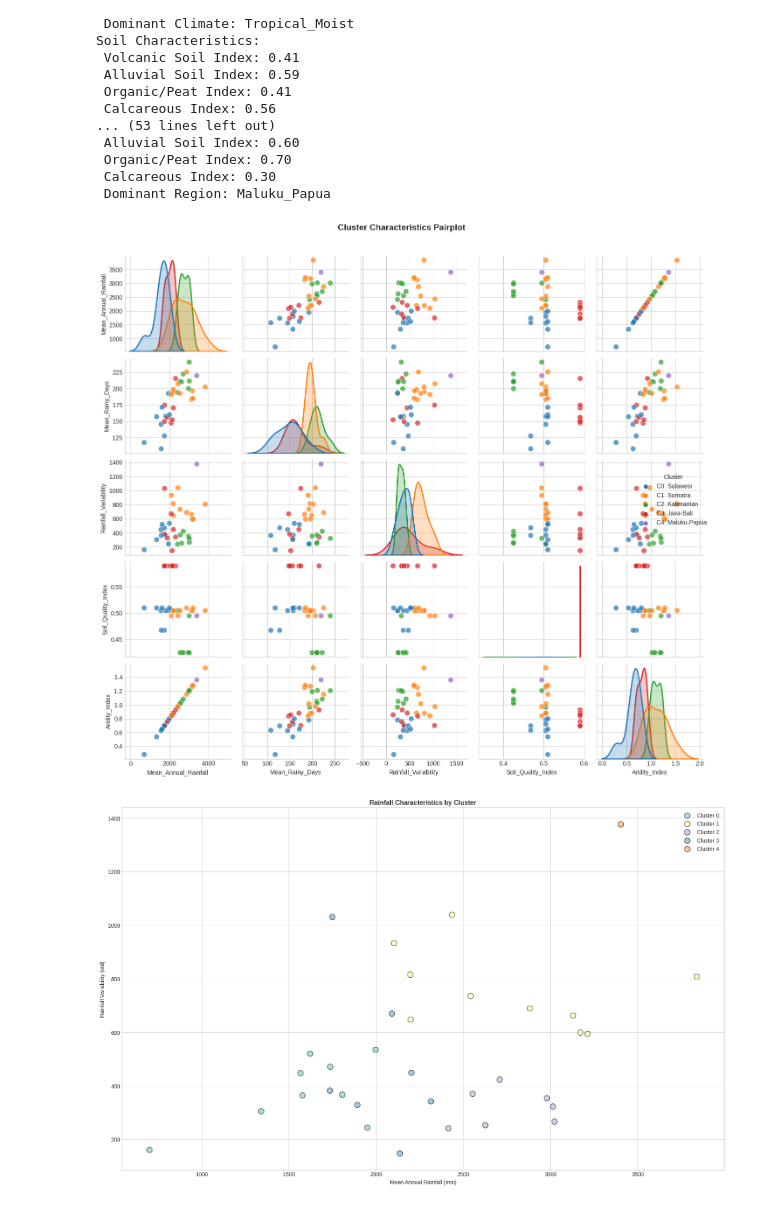
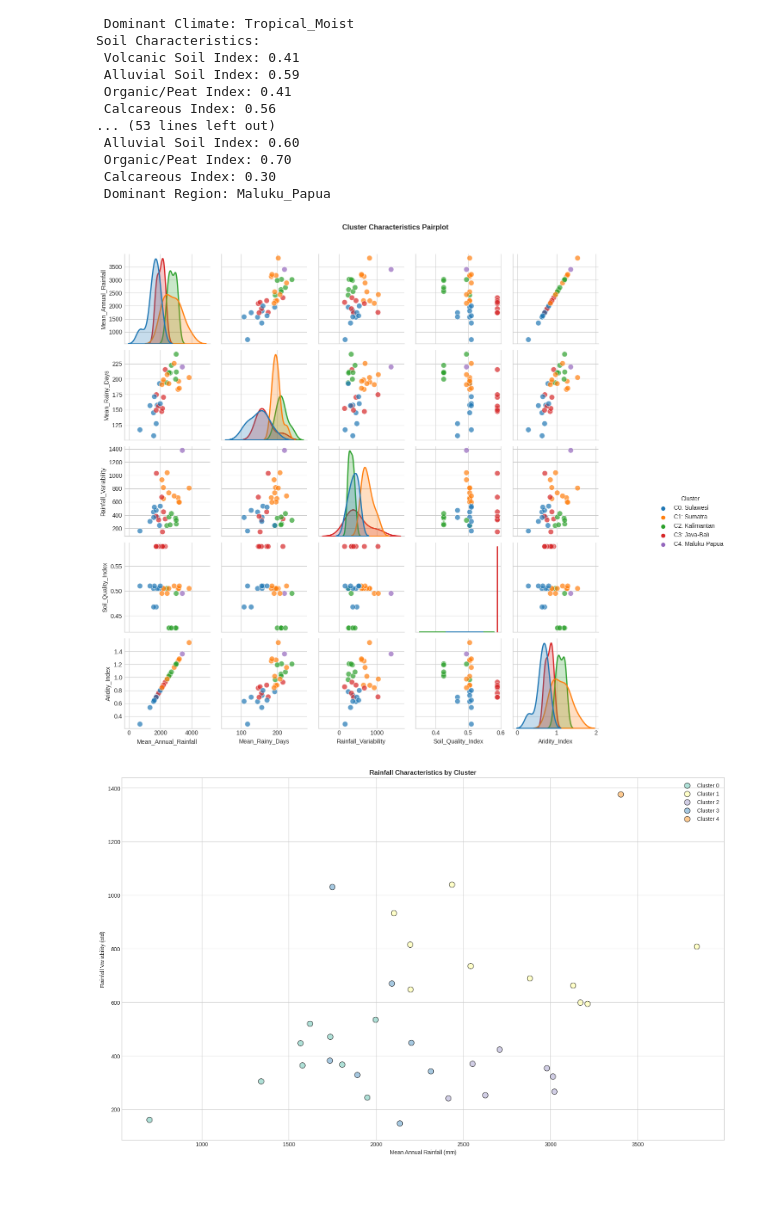
Before and after one commit to JustDannn/DiversifikasiPangan, a Jupyter notebook: diversifikasipangan_final.ipynb, the cells around one changed output. Drawn from its saved outputs; the diff is of its cells as text; code cells hidden in the pictures.

```diff
--- a/diversifikasipangan_final.ipynb
+++ b/diversifikasipangan_final.ipynb
@@ -17,7 +17,7 @@ plt.style.use('seaborn-v0_8-whitegrid')
 plt.rcParams['figure.figsize'] = (12, 8)
 plt.rcParams['font.size'] = 10
 # %%
-soil_path = "JenisTanahIndonesia/Jenis Tanah Indonesia.shp"
+soil_path = "/kaggle/input/diversifikasi/JenisTanahIndonesia/Jenis Tanah Indonesia.shp"
 soil_gdf = gpd.read_file(soil_path)
 
 print(f"\nShape: {soil_gdf.shape}")
@@ -297,7 +297,7 @@ plt.show()
 [figure]
 # %%
 # Load Rainfall Data
-rainfall_path = "Jumlah Curah Hujan dan Jumlah Hari Hujan di Stasiun Pengamatan   BMKG 2011-2015.csv"
+rainfall_path = "/kaggle/input/diversifikasi/Jumlah Curah Hujan dan Jumlah Hari Hujan di Stasiun Pengamatan   BMKG 2011-2015.csv"
 rainfall_raw = pd.read_csv(rainfall_path, header=3, encoding='utf-8')
 # %%
 rainfall_raw.shape
@@ -1074,32 +1074,44 @@ Soil Characteristics:
 # %%
 # Pairplot Cluster Characteristics
 pairplot_features = ['Mean_Annual_Rainfall', 'Mean_Rainy_Days',
                      'Rainfall_Variability', 'Soil_Quality_Index', 'Aridity_Index']
 
 pairplot_df = features_df[pairplot_features + ['Cluster_KMeans']].copy()
 pairplot_df['Cluster'] = pairplot_df['Cluster_KMeans'].map({
     0: 'C0: Sulawesi',
     1: 'C1: Sumatra',
     2: 'C2: Kalimantan',
     3: 'C3: Java-Bali',
     4: 'C4: Maluku-Papua'
 })
-
+cluster_palette = {
+    'C0: Sulawesi': '#1f77b4',      # biru
+    'C1: Sumatra': '#ff7f0e',       # orange
+    'C2: Kalimantan': '#2ca02c',    # hijau
+    'C3: Java-Bali': '#d62728',     # merah
+    'C4: Maluku-Papua': '#9467bd'   # ungu
+}
 g = sns.pairplot(
     pairplot_df,
     hue='Cluster',
     vars=pairplot_features,
-    palette='tab10',
+    palette=cluster_palette,
     diag_kind='kde',
     plot_kws={'alpha': 0.7, 's': 80, 'edgecolor': 'white'},
     diag_kws={'linewidth': 2}
 )
 
-g.fig.suptitle('Cluster Characteristics Pairplot', fontweight='bold', y=1.02, fontsize=14)
-plt.tight_layout()
+g.fig.set_size_inches(14, 12)
+g.fig.suptitle('Cluster Characteristics Pairplot', fontweight='bold', y=1.02)
+
+legend = g._legend
+legend.set_bbox_to_anchor((1.05, 0.5))
+legend._loc = 1
+
+plt.tight_layout(rect=[0, 0, 0.85, 1])
 plt.show()
 # %% [output]
-[figure, old version]
+[figure, new version]
 # %%
 fig, axes = plt.subplots(figsize=(16, 10))
 
```
Also changed, not shown: parts of 1 cell of this notebook.
